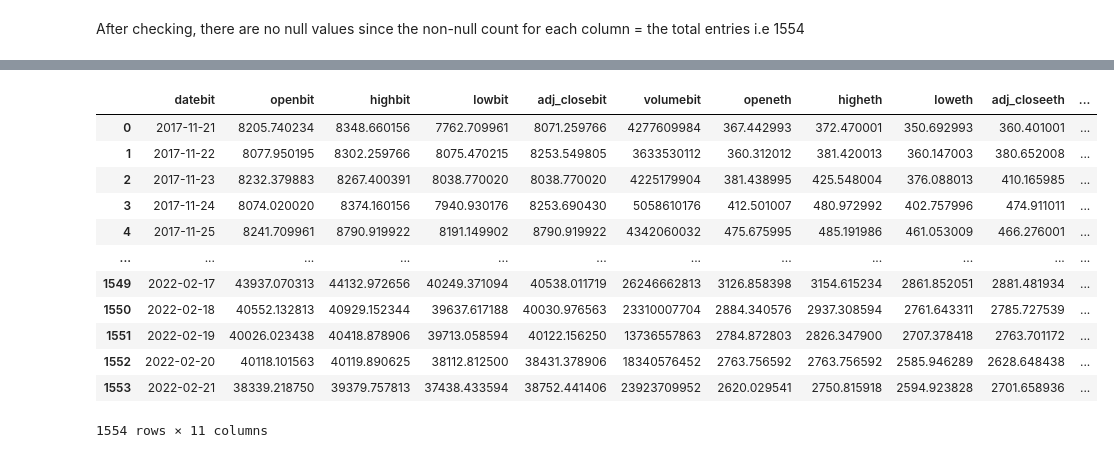
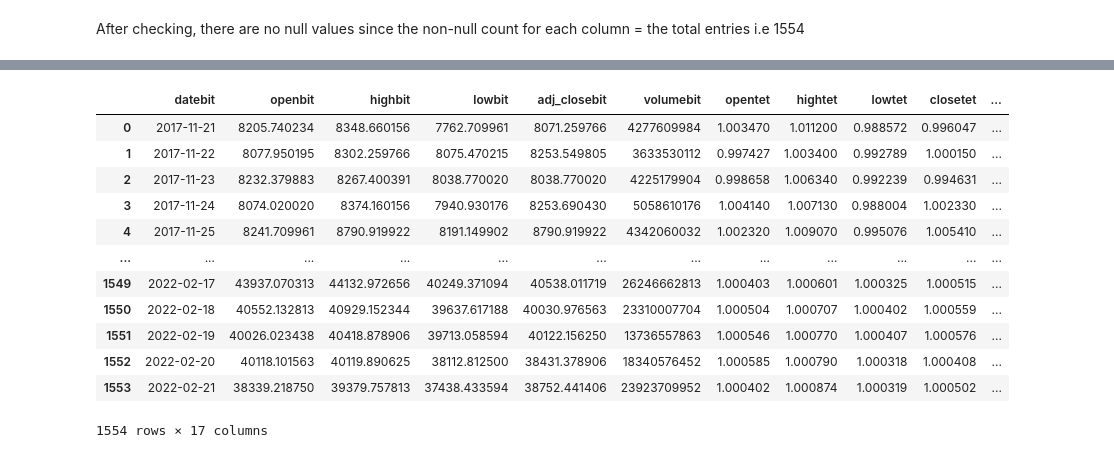
Before and after one commit to DaveChui/ANALYSIS-OF-BITCOIN-AND-ETHERIUM-CRYPTOCURRENCY, a Jupyter notebook: DS14_GROUP_IV_PROJECT_2022_02_CRYPTO_ANALYSIS.ipynb, the cells around one changed output, grey strips where cells are left out. Cells and saved outputs as stored; diff of their text form; code cells hidden in the pictures.

```diff
--- a/DS14_GROUP_IV_PROJECT_2022_02_CRYPTO_ANALYSIS.ipynb
+++ b/DS14_GROUP_IV_PROJECT_2022_02_CRYPTO_ANALYSIS.ipynb
@@ -168,3 +175,7 @@ ethereum_data.columns = ethereum_data.columns.str.lower().str.strip().str.replac
 ethereum_data.columns
 # %% [output]
 Index(['date', 'open', 'high', 'low', 'close', 'adj_close', 'volume'], dtype='object')
+# %%
+#Tether dataset
+tether_data.columns = tether_data.columns.str.lower().str.strip().str.replace(' ', '_').str.replace('.', '')
+tether_data.columns
@@ -196,0 +210,6 @@ ethereum_data2.head()
+# %%
+#repeat the process for tether dataset adding "eth"
+
+tether_data2 = tether_data.add_suffix('tet')
+#previewing results
+tether_data2.head()
@@ -217,7 +256,8 @@ ethereum_data2
 # %% [markdown]
 #Merging the datasets
 # %%
-# creating a new data set by combining the Bitcoin and Ethereum datasets and displaying it.
+# creating a new data set "crypto_data" by combining the Bitcoin, Tether and Ethereum datasets and displaying it.
+#crypto_data = pd.merge(bitcoin_data2, ethereum_data2, left_on='datebit', right_on='datebit')
+#crypto_data
 
-crypto_data = pd.merge(bitcoin_data2, ethereum_data2, left_on='datebit', right_on='datebit')
-crypto_data
+crypto_df = bitcoin_data2.merge(tether_data2,on='datebit').merge(ethereum_data2,on='datebit')
@@ -264,6 +287,6 @@ After checking, there are no null values since the non-null count for each colum
 # %%
 #Dropping the unnecessary columns 'closebit' and 'closeeth' since we can use 'adj_closebit' and 'adj_closeeth' which more conclusive figures.
 
-crypto_data.drop(["closebit" , "closeeth"], axis = 1, inplace = True)
-crypto_data.head(10)
+crypto_df.drop(["closebit",  "closeeth"], axis = 1, inplace = True)
+crypto_df.head(10)
 # %% [output]
@@ -281,19 +304,19 @@ crypto_data.head(10)
 # %%
 #Check Consistency and remove duplicated date records
-crypto_data.drop_duplicates(subset=['datebit'])
+crypto_df.drop_duplicates(subset=['datebit'])
 # %% [output]
-|  | datebit | openbit | highbit | lowbit | adj_closebit | volumebit | openeth | higheth | loweth | adj_closeeth | ... |
-| 0 | 2017-11-21 | 8205.740234 | 8348.660156 | 7762.709961 | 8071.259766 | 4277609984 | 367.442993 | 372.470001 | 350.692993 | 360.401001 | ... |
-| 1 | 2017-11-22 | 8077.950195 | 8302.259766 | 8075.470215 | 8253.549805 | 3633530112 | 360.312012 | 381.420013 | 360.147003 | 380.652008 | ... |
-| 2 | 2017-11-23 | 8232.379883 | 8267.400391 | 8038.770020 | 8038.770020 | 4225179904 | 381.438995 | 425.548004 | 376.088013 | 410.165985 | ... |
-| 3 | 2017-11-24 | 8074.020020 | 8374.160156 | 7940.930176 | 8253.690430 | 5058610176 | 412.501007 | 480.972992 | 402.757996 | 474.911011 | ... |
-| 4 | 2017-11-25 | 8241.709961 | 8790.919922 | 8191.149902 | 8790.919922 | 4342060032 | 475.675995 | 485.191986 | 461.053009 | 466.276001 | ... |
+|  | datebit | openbit | highbit | lowbit | adj_closebit | volumebit | opentet | hightet | lowtet | closetet | ... |
+| 0 | 2017-11-21 | 8205.740234 | 8348.660156 | 7762.709961 | 8071.259766 | 4277609984 | 1.003470 | 1.011200 | 0.988572 | 0.996047 | ... |
+| 1 | 2017-11-22 | 8077.950195 | 8302.259766 | 8075.470215 | 8253.549805 | 3633530112 | 0.997427 | 1.003400 | 0.992789 | 1.000150 | ... |
+| 2 | 2017-11-23 | 8232.379883 | 8267.400391 | 8038.770020 | 8038.770020 | 4225179904 | 0.998658 | 1.006340 | 0.992239 | 0.994631 | ... |
+| 3 | 2017-11-24 | 8074.020020 | 8374.160156 | 7940.930176 | 8253.690430 | 5058610176 | 1.004140 | 1.007130 | 0.988004 | 1.002330 | ... |
+| 4 | 2017-11-25 | 8241.709961 | 8790.919922 | 8191.149902 | 8790.919922 | 4342060032 | 1.002320 | 1.009070 | 0.995076 | 1.005410 | ... |
 | ... | ... | ... | ... | ... | ... | ... | ... | ... | ... | ... | ... |
-| 1549 | 2022-02-17 | 43937.070313 | 44132.972656 | 40249.371094 | 40538.011719 | 26246662813 | 3126.858398 | 3154.615234 | 2861.852051 | 2881.481934 | ... |
-| 1550 | 2022-02-18 | 40552.132813 | 40929.152344 | 39637.617188 | 40030.976563 | 23310007704 | 2884.340576 | 2937.308594 | 2761.643311 | 2785.727539 | ... |
-| 1551 | 2022-02-19 | 40026.023438 | 40418.878906 | 39713.058594 | 40122.156250 | 13736557863 | 2784.872803 | 2826.347900 | 2707.378418 | 2763.701172 | ... |
-| 1552 | 2022-02-20 | 40118.101563 | 40119.890625 | 38112.812500 | 38431.378906 | 18340576452 | 2763.756592 | 2763.756592 | 2585.946289 | 2628.648438 | ... |
-| 1553 | 2022-02-21 | 38339.218750 | 39379.757813 | 37438.433594 | 38752.441406 | 23923709952 | 2620.029541 | 2750.815918 | 2594.923828 | 2701.658936 | ... |
+| 1549 | 2022-02-17 | 43937.070313 | 44132.972656 | 40249.371094 | 40538.011719 | 26246662813 | 1.000403 | 1.000601 | 1.000325 | 1.000515 | ... |
+| 1550 | 2022-02-18 | 40552.132813 | 40929.152344 | 39637.617188 | 40030.976563 | 23310007704 | 1.000504 | 1.000707 | 1.000402 | 1.000559 | ... |
+| 1551 | 2022-02-19 | 40026.023438 | 40418.878906 | 39713.058594 | 40122.156250 | 13736557863 | 1.000546 | 1.000770 | 1.000407 | 1.000576 | ... |
+| 1552 | 2022-02-20 | 40118.101563 | 40119.890625 | 38112.812500 | 38431.378906 | 18340576452 | 1.000585 | 1.000790 | 1.000318 | 1.000408 | ... |
+| 1553 | 2022-02-21 | 38339.218750 | 39379.757813 | 37438.433594 | 38752.441406 | 23923709952 | 1.000402 | 1.000874 | 1.000319 | 1.000502 | ... |
-1554 rows × 11 columns
+1554 rows × 17 columns
 # %%
 #Exporting our new clean and merged dataset to a single csv file.
```
Also changed, not shown: parts of 81 cells of this notebook.
